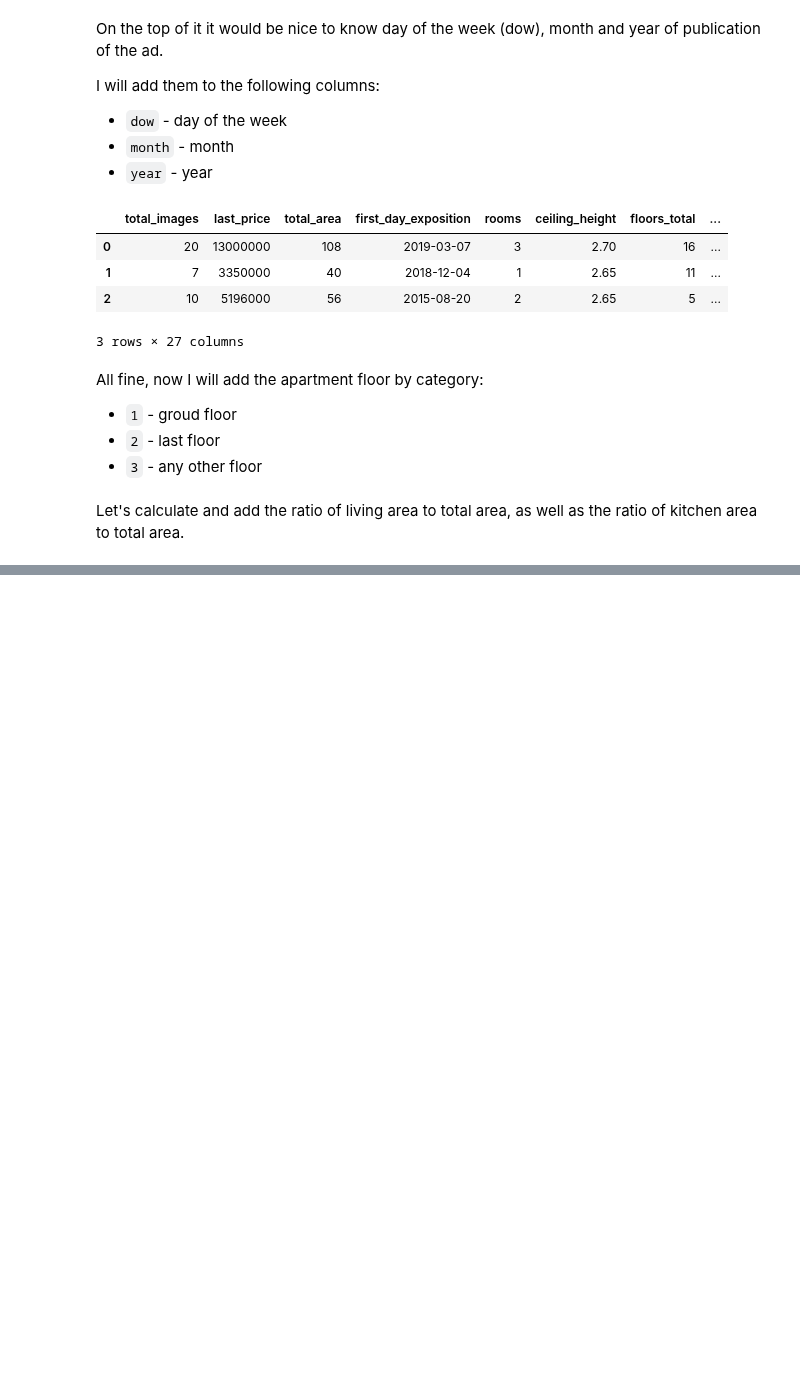
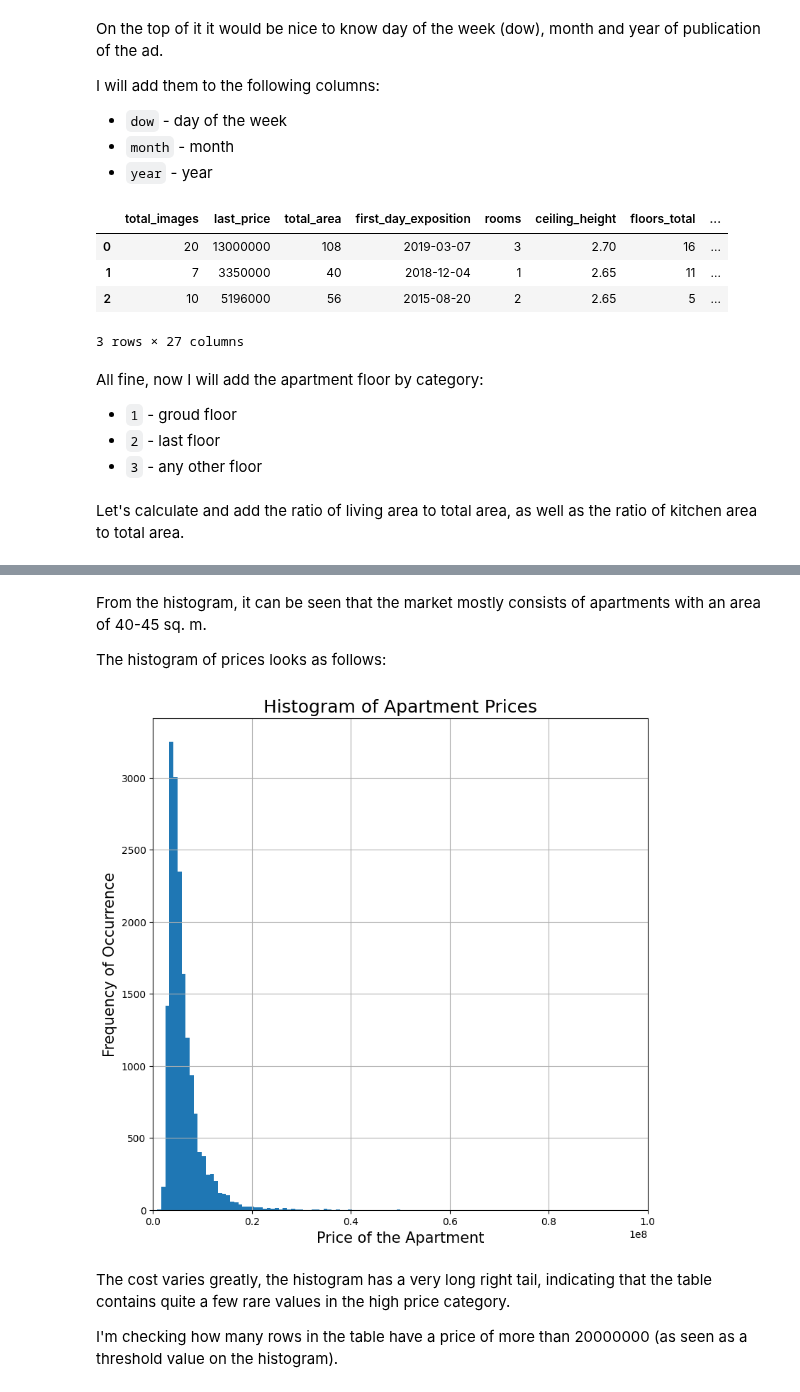
Before and after one commit to f4n9x/da_portfolio, a Jupyter notebook: 002_Real_Estate/real_estate.ipynb, the cells around one changed output, grey strips where cells are left out. Cells and saved outputs as stored; diff of their text form; code cells hidden in the pictures; blank space fills up the shorter version.

```diff
--- a/002_Real_Estate/real_estate.ipynb
+++ b/002_Real_Estate/real_estate.ipynb
@@ -525,0 +635,24 @@ df['kitchen_to_total_%'] = df['kitchen_to_total_%'].astype(int)
+# %% [markdown]
+From the histogram, it can be seen that the market mostly consists of apartments with an area of 40-45 sq. m.
+
+The histogram of prices looks as follows:
+# %%
+# Histogram of apartment prices
+df['last_price'].plot(kind='hist', x='last_price', bins=100, figsize=(9, 9), grid=True)
+plt.xlabel('Price of the Apartment', fontsize=15)
+plt.ylabel('Frequency of Occurrence', fontsize=15)
+
+# Title of the chart
+plt.title('Histogram of Apartment Prices', fontsize=18)
+
+# Limiting the maximum price
+plt.xlim([0, 100000000])
+
+plt.show()
+# %% [output]
+[figure, added]
+# %% [markdown]
+
+The cost varies greatly, the histogram has a very long right tail, indicating that the table contains quite a few rare values in the high price category.
+
+I'm checking how many rows in the table have a price of more than 20000000 (as seen as a threshold value on the histogram).
```
Also changed, not shown: parts of 48 cells of this notebook.
